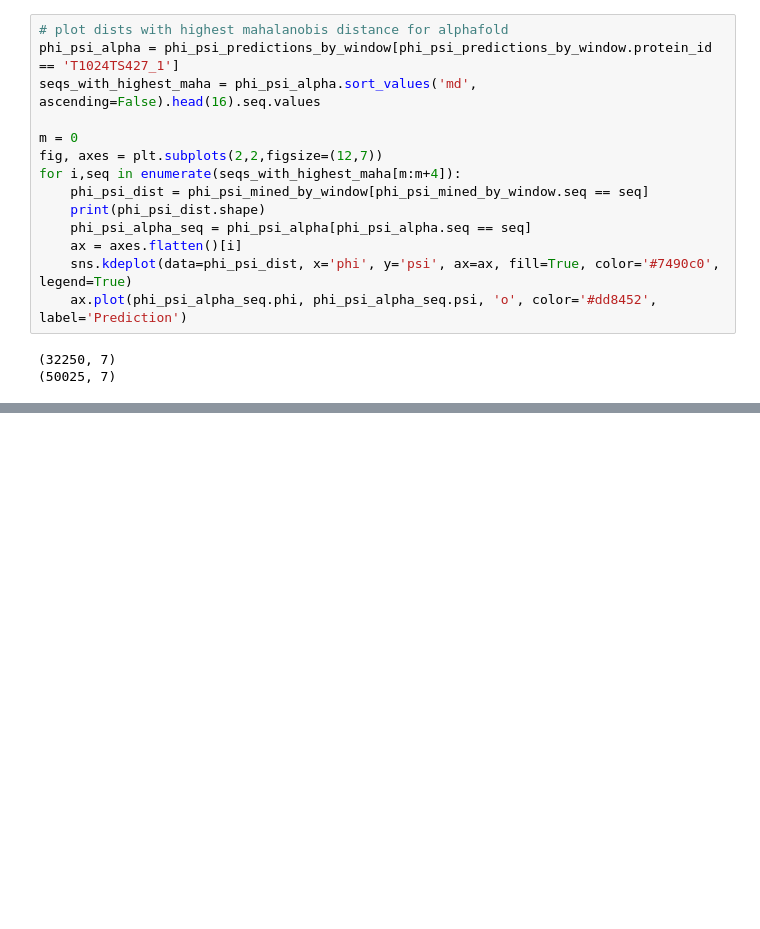
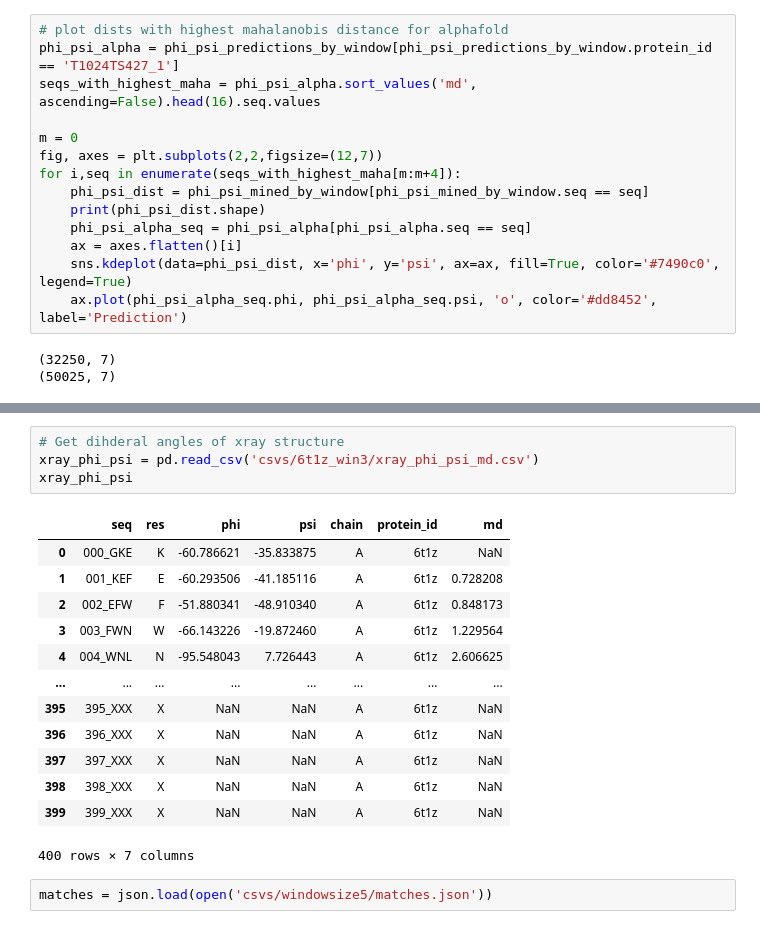
Before and after one commit to Musa-Azeem/protein-dihedral-visualization, a Jupyter notebook: casp.ipynb, the cells around one changed output, grey strips where cells are left out. Drawn from its saved outputs; the diff is of its cells as text; blank space fills up the shorter version.

```diff
--- a/casp.ipynb
+++ b/casp.ipynb
@@ -521,0 +540,20 @@ for i,seq in enumerate(seqs_with_highest_maha[m:m+4]):
+# %%
+# Get dihderal angles of xray structure
+xray_phi_psi = pd.read_csv('csvs/6t1z_win3/xray_phi_psi_md.csv')
+xray_phi_psi
+# %% [output]
+|  | seq | res | phi | psi | chain | protein_id | md |
+| 0 | 000_GKE | K | -60.786621 | -35.833875 | A | 6t1z | NaN |
+| 1 | 001_KEF | E | -60.293506 | -41.185116 | A | 6t1z | 0.728208 |
+| 2 | 002_EFW | F | -51.880341 | -48.910340 | A | 6t1z | 0.848173 |
+| 3 | 003_FWN | W | -66.143226 | -19.872460 | A | 6t1z | 1.229564 |
+| 4 | 004_WNL | N | -95.548043 | 7.726443 | A | 6t1z | 2.606625 |
+| ... | ... | ... | ... | ... | ... | ... | ... |
+| 395 | 395_XXX | X | NaN | NaN | A | 6t1z | NaN |
+| 396 | 396_XXX | X | NaN | NaN | A | 6t1z | NaN |
+| 397 | 397_XXX | X | NaN | NaN | A | 6t1z | NaN |
+| 398 | 398_XXX | X | NaN | NaN | A | 6t1z | NaN |
+| 399 | 399_XXX | X | NaN | NaN | A | 6t1z | NaN |
+400 rows × 7 columns
+# %%
+matches = json.load(open('csvs/windowsize5/matches.json'))
```
Also changed, not shown: parts of 4 cells of this notebook, 24 other files.
